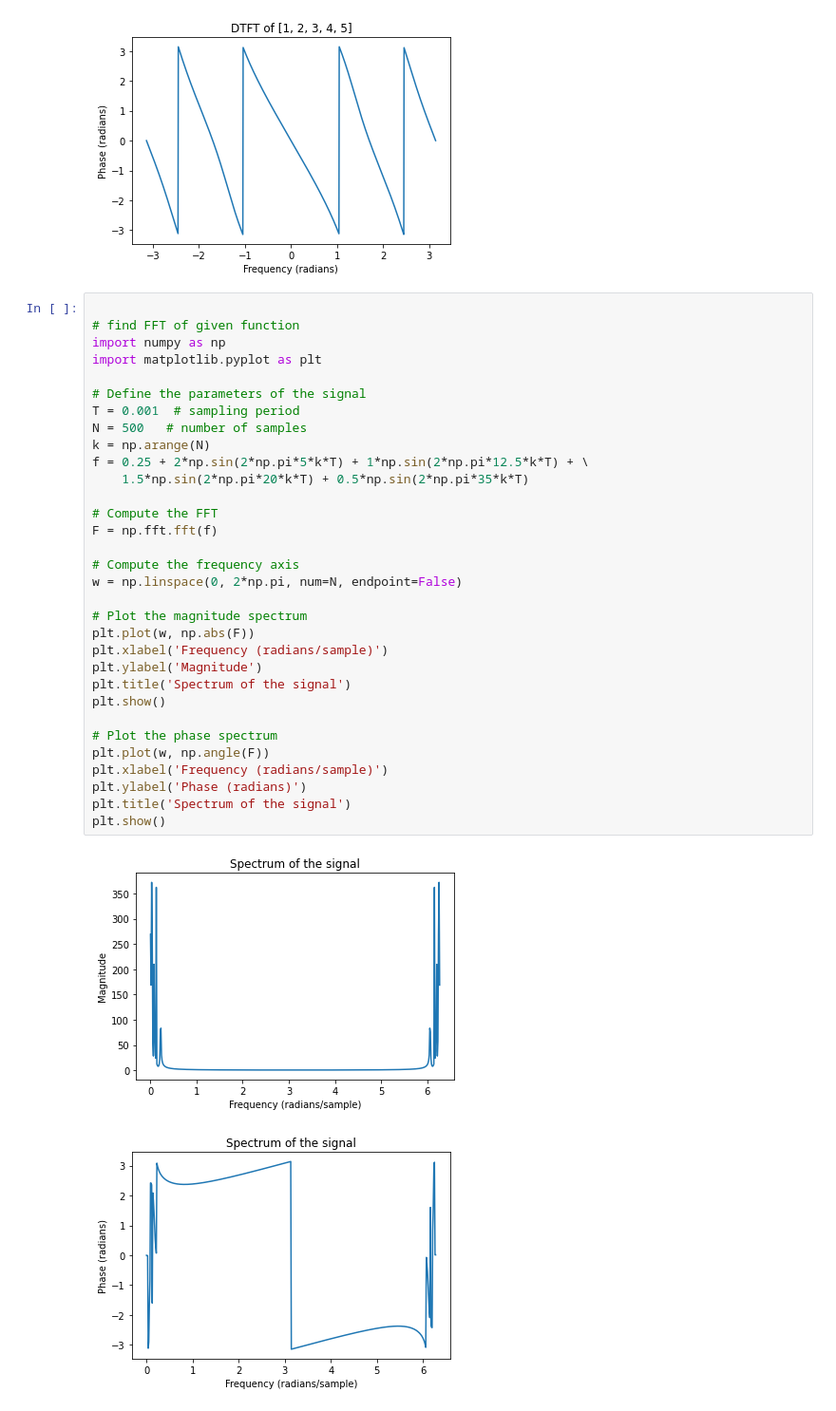
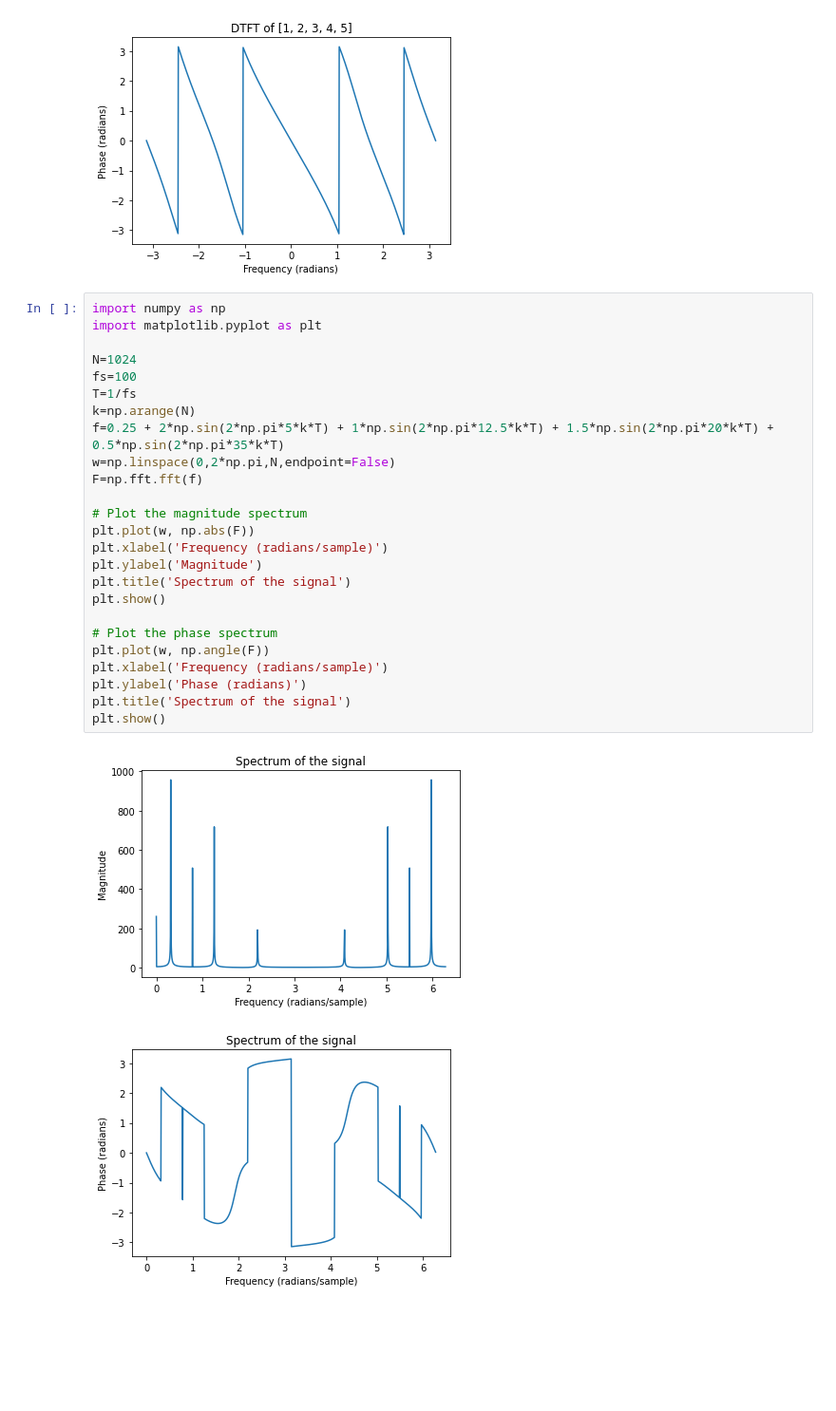
Before and after one commit to Sagor0078/AI, a Jupyter notebook: laball.ipynb, the cells around one changed output. Shown: that part at 95% size. Drawn from its saved outputs; the diff is of its cells as text; blank space fills up the shorter version.

```diff
--- a/laball.ipynb
+++ b/laball.ipynb
@@ -423,37 +404,30 @@ plt.show()
 [figure]
 [figure]
 # %%
-
-# find FFT of given function
 import numpy as np
 import matplotlib.pyplot as plt
 
-# Define the parameters of the signal
-T = 0.001  # sampling period
-N = 500   # number of samples
-k = np.arange(N)
-f = 0.25 + 2*np.sin(2*np.pi*5*k*T) + 1*np.sin(2*np.pi*12.5*k*T) + \
-    1.5*np.sin(2*np.pi*20*k*T) + 0.5*np.sin(2*np.pi*35*k*T)
-
-# Compute the FFT
-F = np.fft.fft(f)
-
-# Compute the frequency axis
-w = np.linspace(0, 2*np.pi, num=N, endpoint=False)
+N=1024
+fs=100
+T=1/fs
+k=np.arange(N)
+f=0.25 + 2*np.sin(2*np.pi*5*k*T) + 1*np.sin(2*np.pi*12.5*k*T) + 1.5*np.sin(2*np.pi*20*k*T) + 0.5*np.sin(2*np.pi*35*k*T)
+w=np.linspace(0,2*np.pi,N,endpoint=False)
+F=np.fft.fft(f)
 
 # Plot the magnitude spectrum
 plt.plot(w, np.abs(F))
 plt.xlabel('Frequency (radians/sample)')
 plt.ylabel('Magnitude')
 plt.title('Spectrum of the signal')
 plt.show()
 
 # Plot the phase spectrum
 plt.plot(w, np.angle(F))
 plt.xlabel('Frequency (radians/sample)')
 plt.ylabel('Phase (radians)')
 plt.title('Spectrum of the signal')
 plt.show()
 # %% [output]
-[figure, old version]
+[figure, new version]
-[figure, old version]
+[figure, new version]
```
Also changed, not shown: parts of 2 cells of this notebook.
